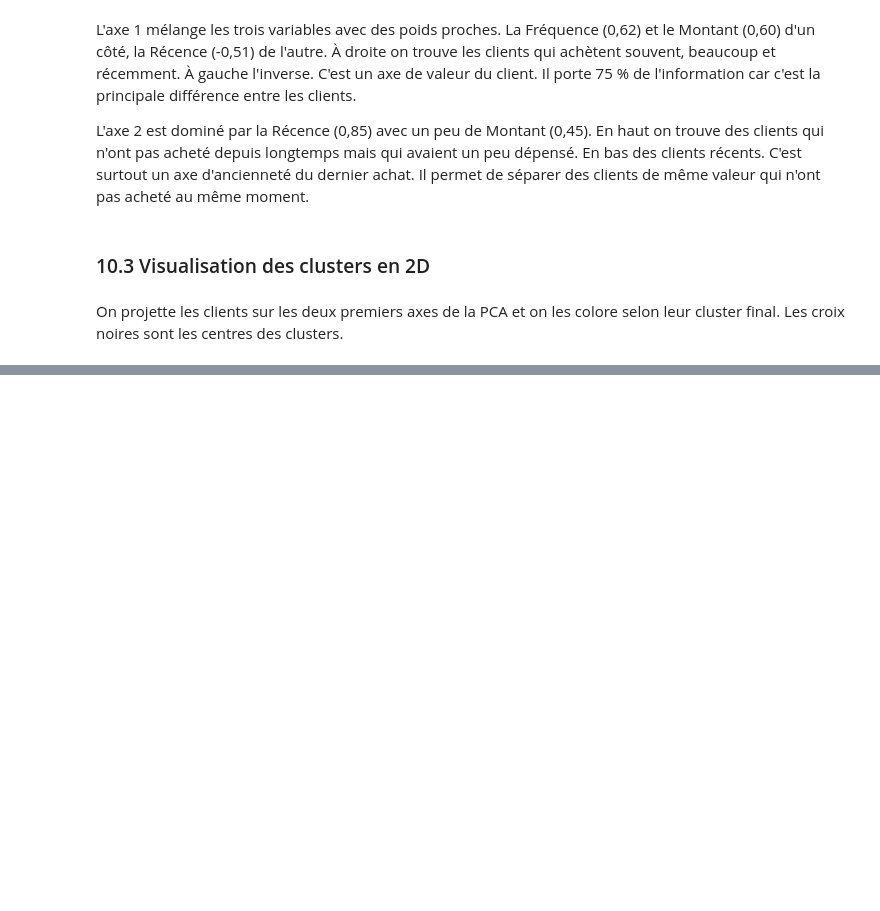
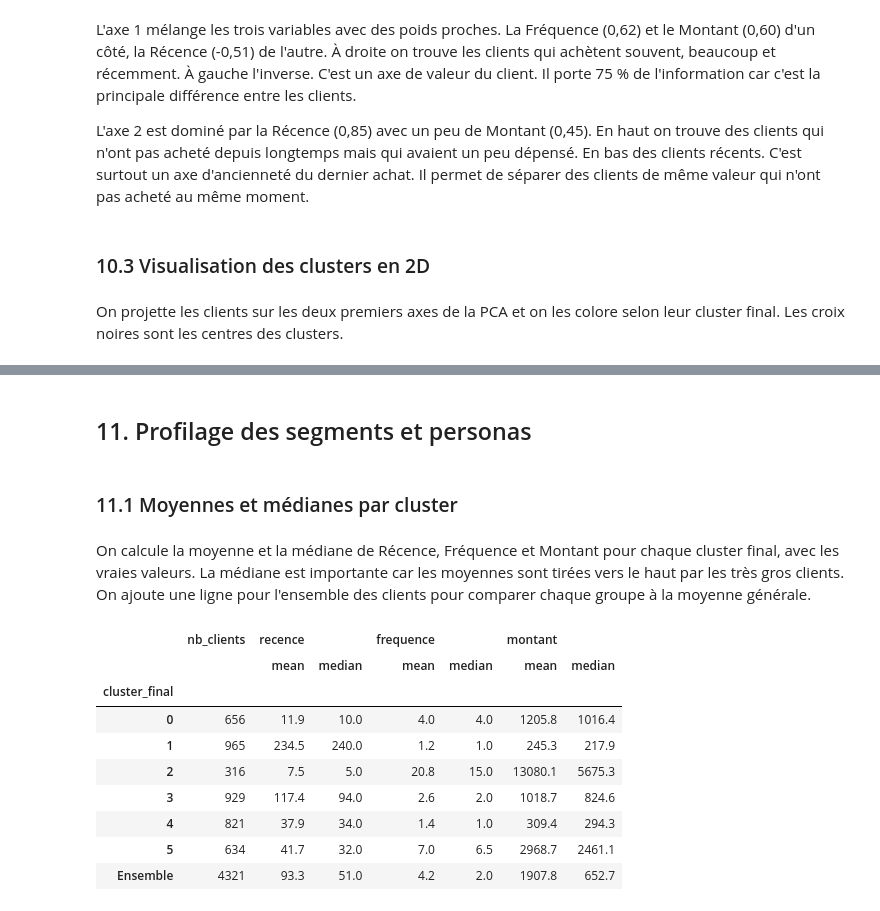
Before and after one commit to Zohair69/globalshop-rfm, a Jupyter notebook: notebooks/online_retail_clustering_rfm.ipynb, the cells around one changed output, grey strips where cells are left out. Drawn from its saved outputs; the diff is of its cells as text; code cells hidden in the pictures; blank space fills up the shorter version.

```diff
--- a/notebooks/online_retail_clustering_rfm.ipynb
+++ b/notebooks/online_retail_clustering_rfm.ipynb
@@ -1763,0 +1776,26 @@ plt.show()
+# %% [markdown]
+## 11. Profilage des segments et personas
+# %% [markdown]
+### 11.1 Moyennes et médianes par cluster
+# %% [markdown]
+On calcule la moyenne et la médiane de Récence, Fréquence et Montant pour chaque cluster final, avec les vraies valeurs. La médiane est importante car les moyennes sont tirées vers le haut par les très gros clients. On ajoute une ligne pour l'ensemble des clients pour comparer chaque groupe à la moyenne générale.
+# %%
+# Moyennes et médianes RFM par cluster final, plus une ligne pour l'ensemble des clients
+variables = ["recence", "frequence", "montant"]
+
+profil_final = rfm.groupby("cluster_final")[variables].agg(["mean", "median"]).round(1)
+profil_final.loc["Ensemble"] = rfm[variables].agg(["mean", "median"]).T.stack().round(1).values
+
+profil_final.insert(0, "nb_clients", rfm["cluster_final"].value_counts().sort_index().tolist() + [len(rfm)])
+profil_final
+# %% [output]
+|  | nb_clients | recence |  | frequence |  | montant |  |
+|  |  | mean | median | mean | median | mean | median |
+| cluster_final |  |  |  |  |  |  |  |
+| 0 | 656 | 11.9 | 10.0 | 4.0 | 4.0 | 1205.8 | 1016.4 |
+| 1 | 965 | 234.5 | 240.0 | 1.2 | 1.0 | 245.3 | 217.9 |
+| 2 | 316 | 7.5 | 5.0 | 20.8 | 15.0 | 13080.1 | 5675.3 |
+| 3 | 929 | 117.4 | 94.0 | 2.6 | 2.0 | 1018.7 | 824.6 |
+| 4 | 821 | 37.9 | 34.0 | 1.4 | 1.0 | 309.4 | 294.3 |
+| 5 | 634 | 41.7 | 32.0 | 7.0 | 6.5 | 2968.7 | 2461.1 |
+| Ensemble | 4321 | 93.3 | 51.0 | 4.2 | 2.0 | 1907.8 | 652.7 |
```
Also changed, not shown: parts of 12 cells of this notebook.
